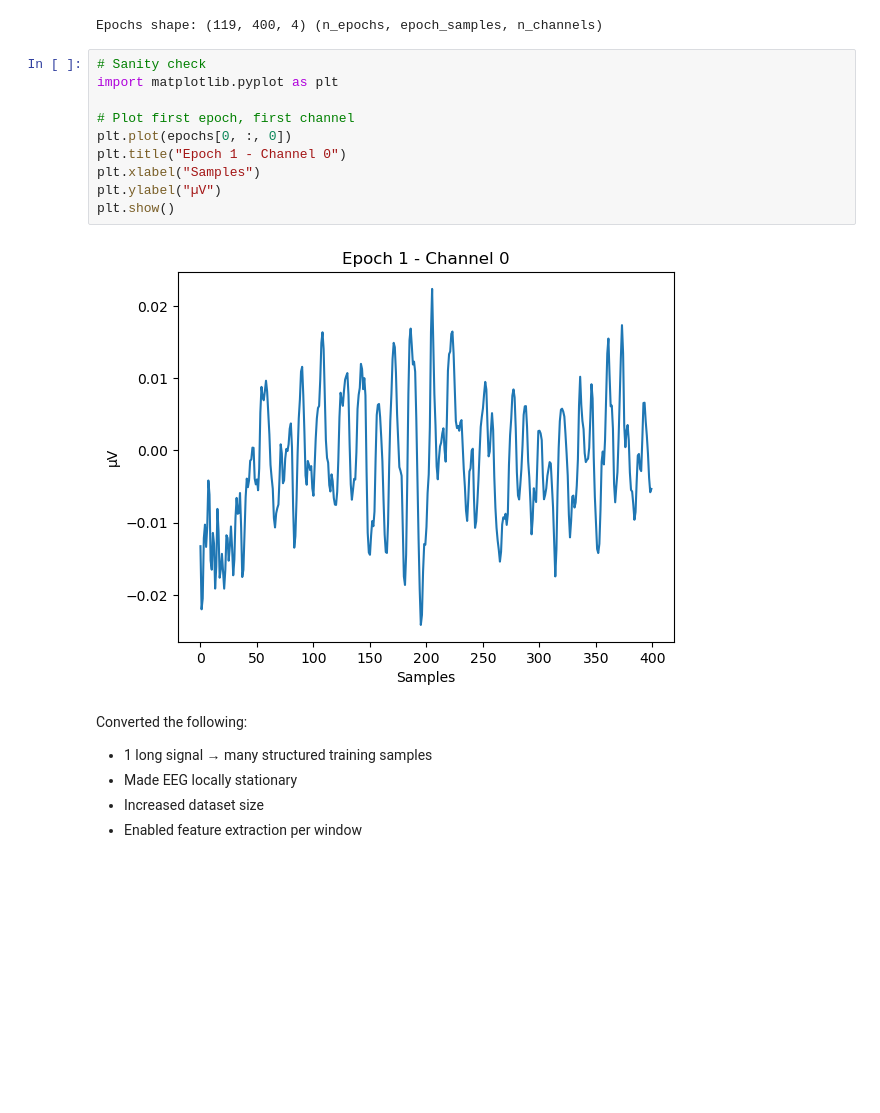
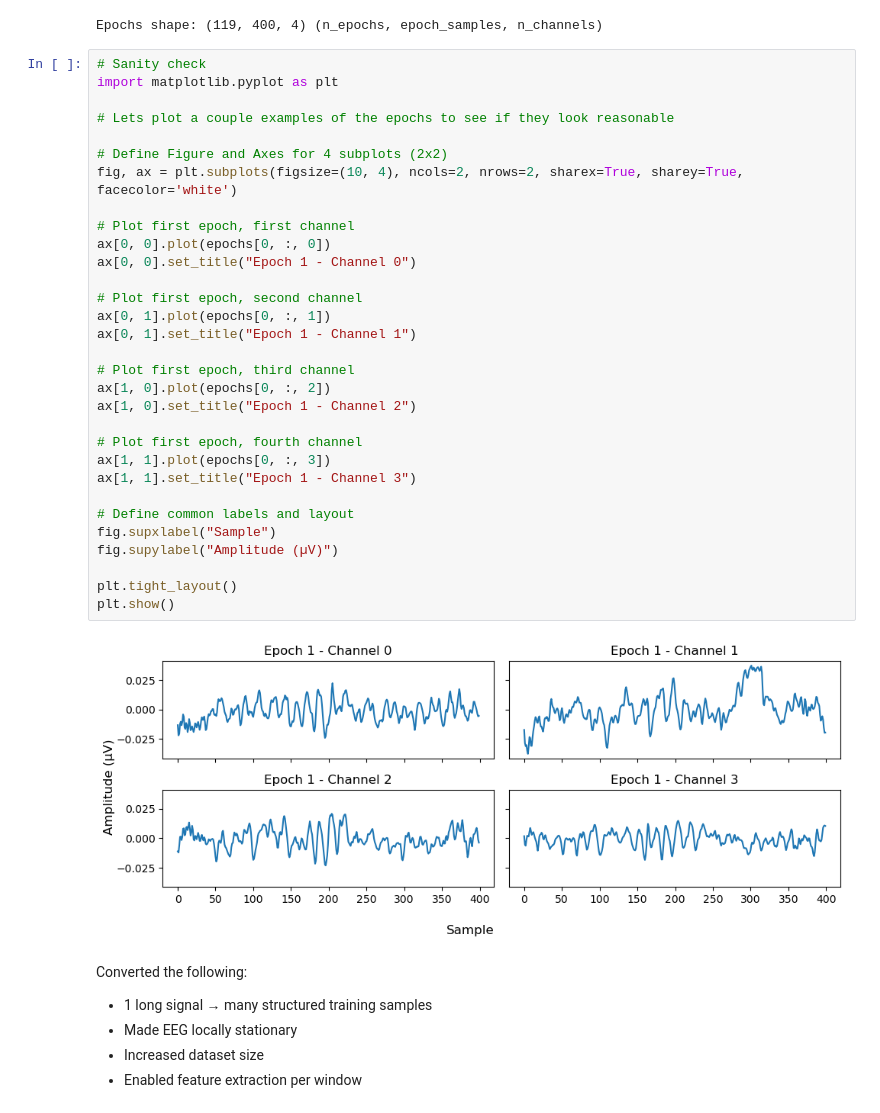
Before and after one commit to cristopher-d-delgado/Analysis-of-EEG-Signal, a Jupyter notebook: eda.ipynb, the cells around one changed output. Saved outputs shown, nothing was run; the diff lists cells and outputs as text; blank space fills up the shorter version.

```diff
--- a/eda.ipynb
+++ b/eda.ipynb
@@ -337,15 +337,36 @@ Epochs shape: (119, 400, 4) (n_epochs, epoch_samples, n_channels)
 # %%
 # Sanity check
 import matplotlib.pyplot as plt
 
+# Lets plot a couple examples of the epochs to see if they look reasonable
+
+# Define Figure and Axes for 4 subplots (2x2)
+fig, ax = plt.subplots(figsize=(10, 4), ncols=2, nrows=2, sharex=True, sharey=True, facecolor='white')
+
 # Plot first epoch, first channel
-plt.plot(epochs[0, :, 0])
-plt.title("Epoch 1 - Channel 0")
-plt.xlabel("Samples")
-plt.ylabel("µV")
+ax[0, 0].plot(epochs[0, :, 0])
+ax[0, 0].set_title("Epoch 1 - Channel 0")
+
+# Plot first epoch, second channel
+ax[0, 1].plot(epochs[0, :, 1])
+ax[0, 1].set_title("Epoch 1 - Channel 1")
+
+# Plot first epoch, third channel
+ax[1, 0].plot(epochs[0, :, 2])
+ax[1, 0].set_title("Epoch 1 - Channel 2")
+
+# Plot first epoch, fourth channel
+ax[1, 1].plot(epochs[0, :, 3])
+ax[1, 1].set_title("Epoch 1 - Channel 3")
+
+# Define common labels and layout
+fig.supxlabel("Sample")
+fig.supylabel("Amplitude (µV)")
+
+plt.tight_layout()
 plt.show()
 # %% [output]
-[figure, old version]
+[figure, new version]
 # %% [markdown]
 Converted the following:
 
```
Also changed, not shown: parts of 5 cells of this notebook, 1 other file.
